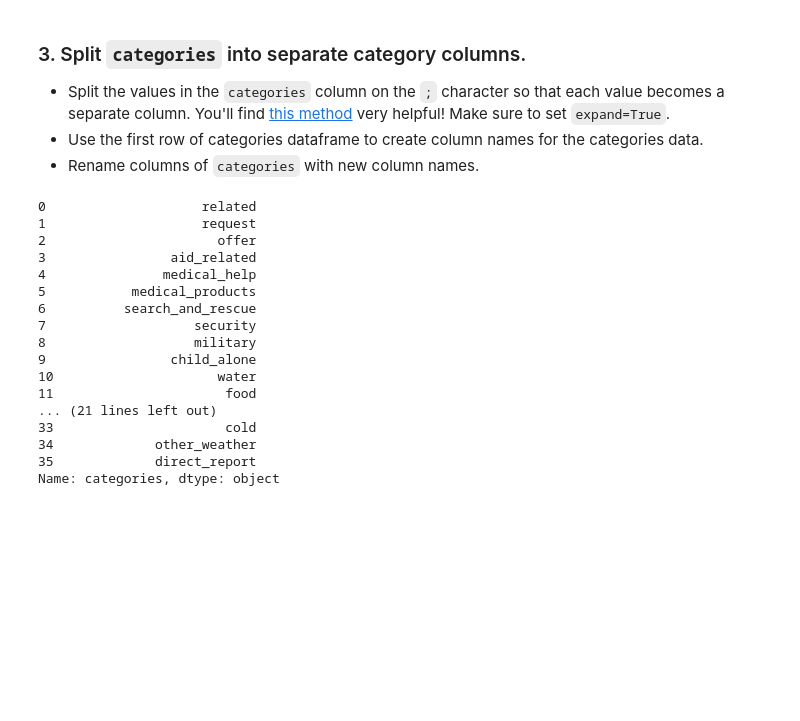
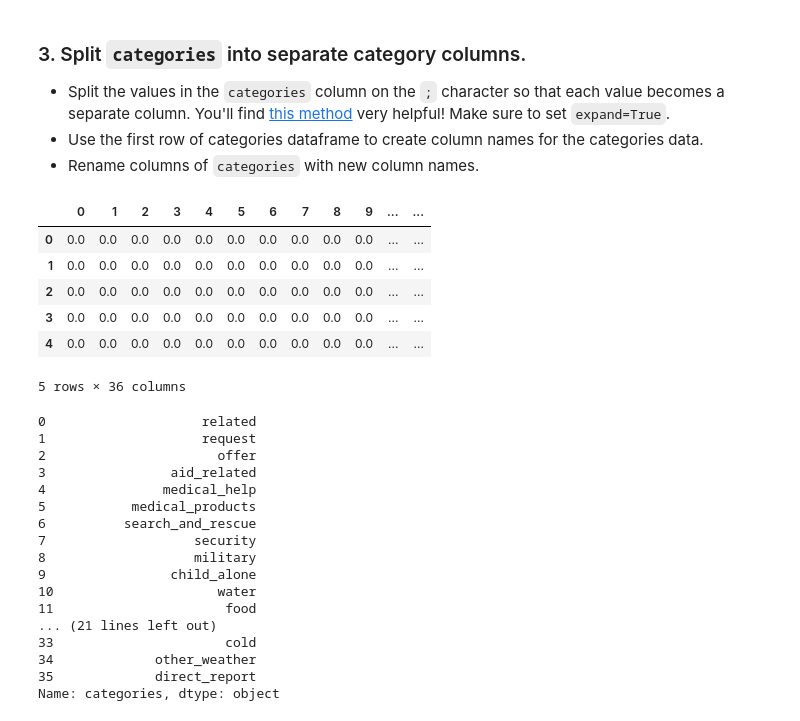
Before and after one commit to Zhitaow/Disaster-Response-Pipeline, a Jupyter notebook: dev/ETL Pipeline Preparation.ipynb, the cells around one changed output. Drawn from its saved outputs; the diff is of its cells as text; code cells hidden in the pictures; blank space fills up the shorter version.

```diff
--- a/dev/ETL Pipeline Preparation.ipynb
+++ b/dev/ETL Pipeline Preparation.ipynb
@@ -90,6 +67,18 @@ categories.head()
 - Split the values in the `categories` column on the `;` character so that each value becomes a separate column. You'll find [this method](https://pandas.pydata.org/pandas-docs/version/0.23/generated/pandas.Series.str.split.html) very helpful! Make sure to set `expand=True`.
 - Use the first row of categories dataframe to create column names for the categories data.
 - Rename columns of `categories` with new column names.
+# %%
+# create a dataframe of the 36 individual category columns
+categories = pd.DataFrame(data = np.zeros((df.shape[0], 36), dtype = float))
+categories.head()
+# %% [output]
+|  | 0 | 1 | 2 | 3 | 4 | 5 | 6 | 7 | 8 | 9 | ... | ... |
+| 0 | 0.0 | 0.0 | 0.0 | 0.0 | 0.0 | 0.0 | 0.0 | 0.0 | 0.0 | 0.0 | ... | ... |
+| 1 | 0.0 | 0.0 | 0.0 | 0.0 | 0.0 | 0.0 | 0.0 | 0.0 | 0.0 | 0.0 | ... | ... |
+| 2 | 0.0 | 0.0 | 0.0 | 0.0 | 0.0 | 0.0 | 0.0 | 0.0 | 0.0 | 0.0 | ... | ... |
+| 3 | 0.0 | 0.0 | 0.0 | 0.0 | 0.0 | 0.0 | 0.0 | 0.0 | 0.0 | 0.0 | ... | ... |
+| 4 | 0.0 | 0.0 | 0.0 | 0.0 | 0.0 | 0.0 | 0.0 | 0.0 | 0.0 | 0.0 | ... | ... |
+5 rows × 36 columns
 # %%
 # select the first row of the categories dataframe
 row = df.iloc[0]
```
Also changed, not shown: parts of 25 cells of this notebook, 10 other files.
